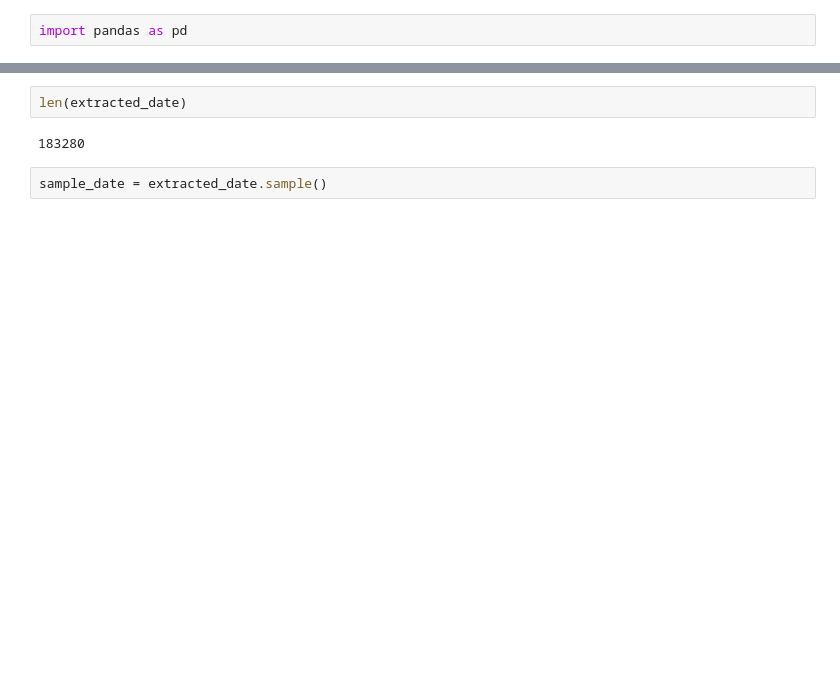
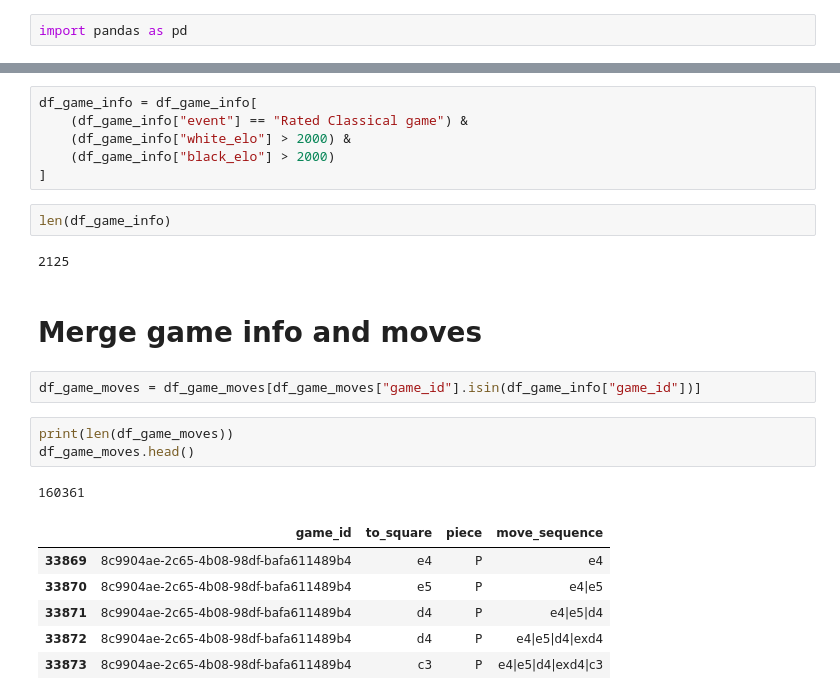
Before and after one commit to RegisGraptin/MLChess-FHE, a Jupyter notebook: data/analyse.ipynb, the cells around one changed output, grey strips where cells are left out. Saved outputs shown, nothing was run; the diff lists cells and outputs as text; blank space fills up the shorter version.

```diff
--- a/data/analyse.ipynb
+++ b/data/analyse.ipynb
@@ -46,6 +58,25 @@ extracted_date.head()
+# %%
+df_game_info = df_game_info[
+    (df_game_info["event"] == "Rated Classical game") &
+    (df_game_info["white_elo"] > 2000) &
+    (df_game_info["black_elo"] > 2000)
+]
 # %%
-len(extracted_date)
+len(df_game_info)
 # %% [output]
-183280
+2125
-# %%
-sample_date = extracted_date.sample()
+# %% [markdown]
+# Merge game info and moves
+# %%
+df_game_moves = df_game_moves[df_game_moves["game_id"].isin(df_game_info["game_id"])]
+# %%
+print(len(df_game_moves))
+df_game_moves.head()
+# %% [output]
+160361
+|  | game_id | to_square | piece | move_sequence |
+| 33869 | 8c9904ae-2c65-4b08-98df-bafa611489b4 | e4 | P | e4 |
+| 33870 | 8c9904ae-2c65-4b08-98df-bafa611489b4 | e5 | P | e4|e5 |
+| 33871 | 8c9904ae-2c65-4b08-98df-bafa611489b4 | d4 | P | e4|e5|d4 |
+| 33872 | 8c9904ae-2c65-4b08-98df-bafa611489b4 | d4 | P | e4|e5|d4|exd4 |
+| 33873 | 8c9904ae-2c65-4b08-98df-bafa611489b4 | c3 | P | e4|e5|d4|exd4|c3 |
```
Also changed, not shown: parts of 28 cells of this notebook, 1 other file.
